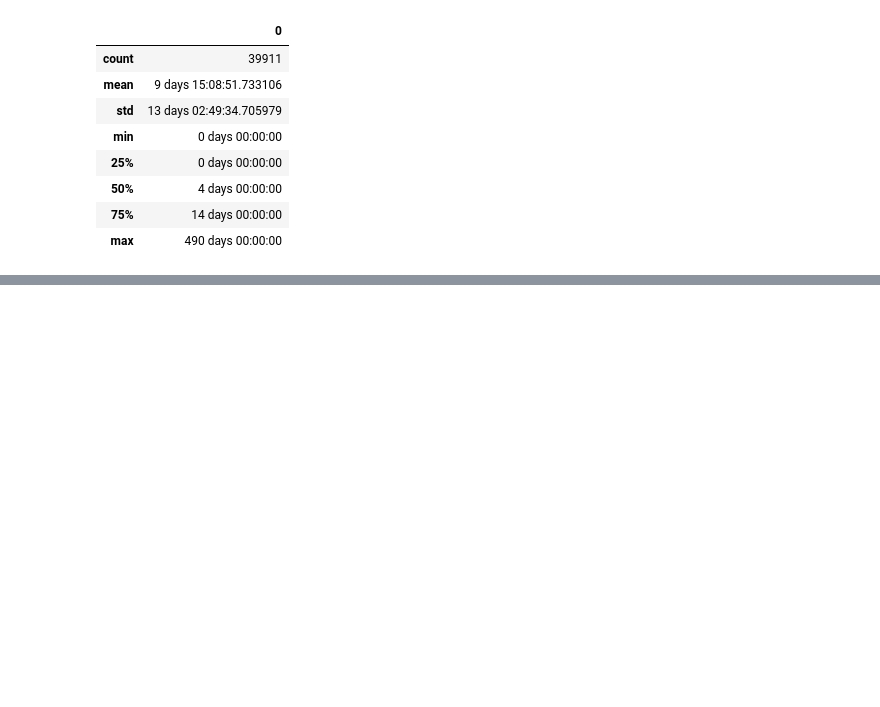
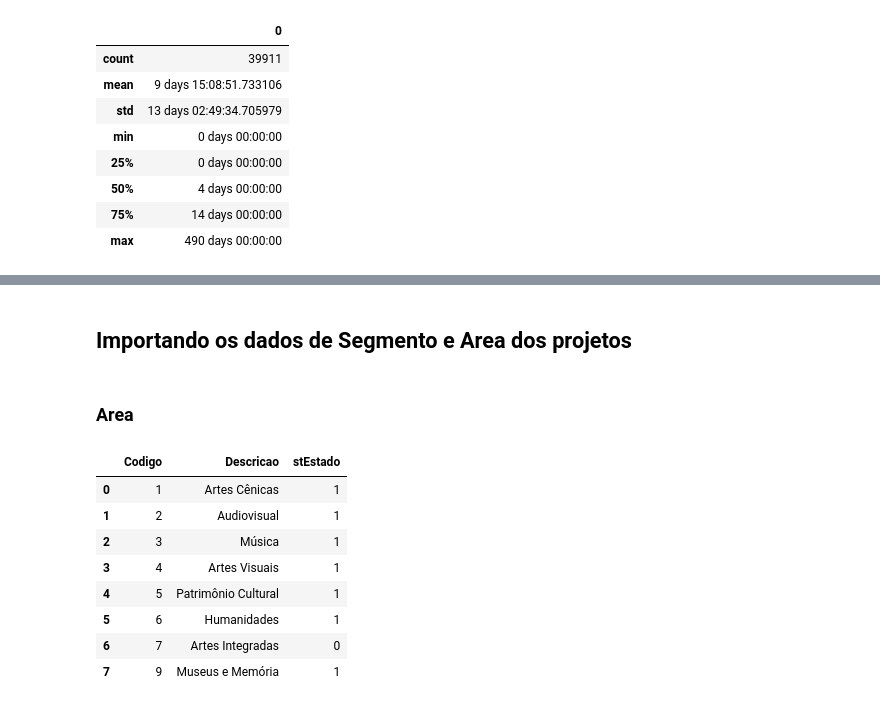
Before and after one commit to lappis-unb/salic-ml, a Jupyter notebook: notebooks/diligencies-metrics.ipynb, the cells around one changed output, grey strips where cells are left out. Drawn from its saved outputs; the diff is of its cells as text; code cells hidden in the pictures; blank space fills up the shorter version.

```diff
--- a/notebooks/diligencies-metrics.ipynb
+++ b/notebooks/diligencies-metrics.ipynb
@@ -230,0 +241,19 @@ pd.DataFrame(diff_time).describe()
+# %% [markdown]
+## Importando os dados de Segmento e Area dos projetos
+# %% [markdown]
+### Area
+# %%
+area_file_name = 'area.csv'
+area_file_path = os.path.join(data_folder, area_file_name)
+dt_area = pd.read_csv(area_file_path, low_memory=False)
+display(dt_area)
+# %% [output]
+|  | Codigo | Descricao | stEstado |
+| 0 | 1 | Artes Cênicas | 1 |
+| 1 | 2 | Audiovisual | 1 |
+| 2 | 3 | Música | 1 |
+| 3 | 4 | Artes Visuais | 1 |
+| 4 | 5 | Patrimônio Cultural | 1 |
+| 5 | 6 | Humanidades | 1 |
+| 6 | 7 | Artes Integradas | 0 |
+| 7 | 9 | Museus e Memória | 1 |
```
Also changed, not shown: parts of 7 cells of this notebook.
